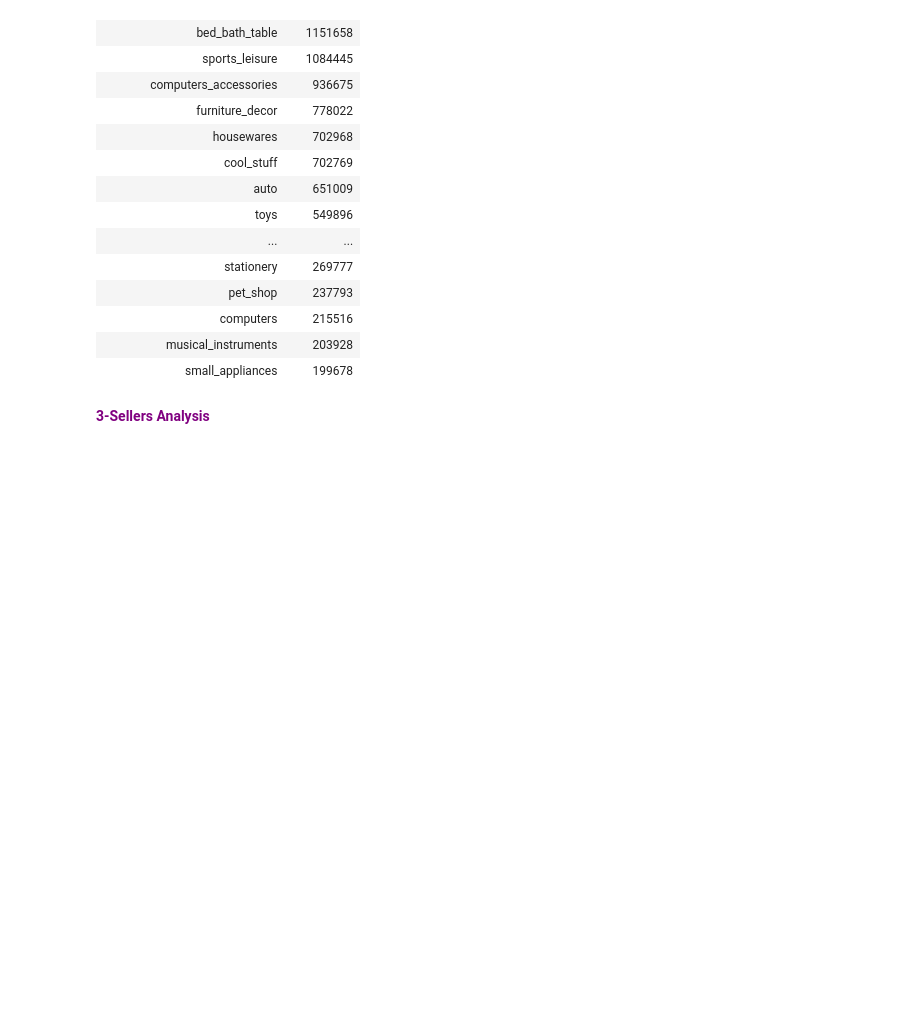
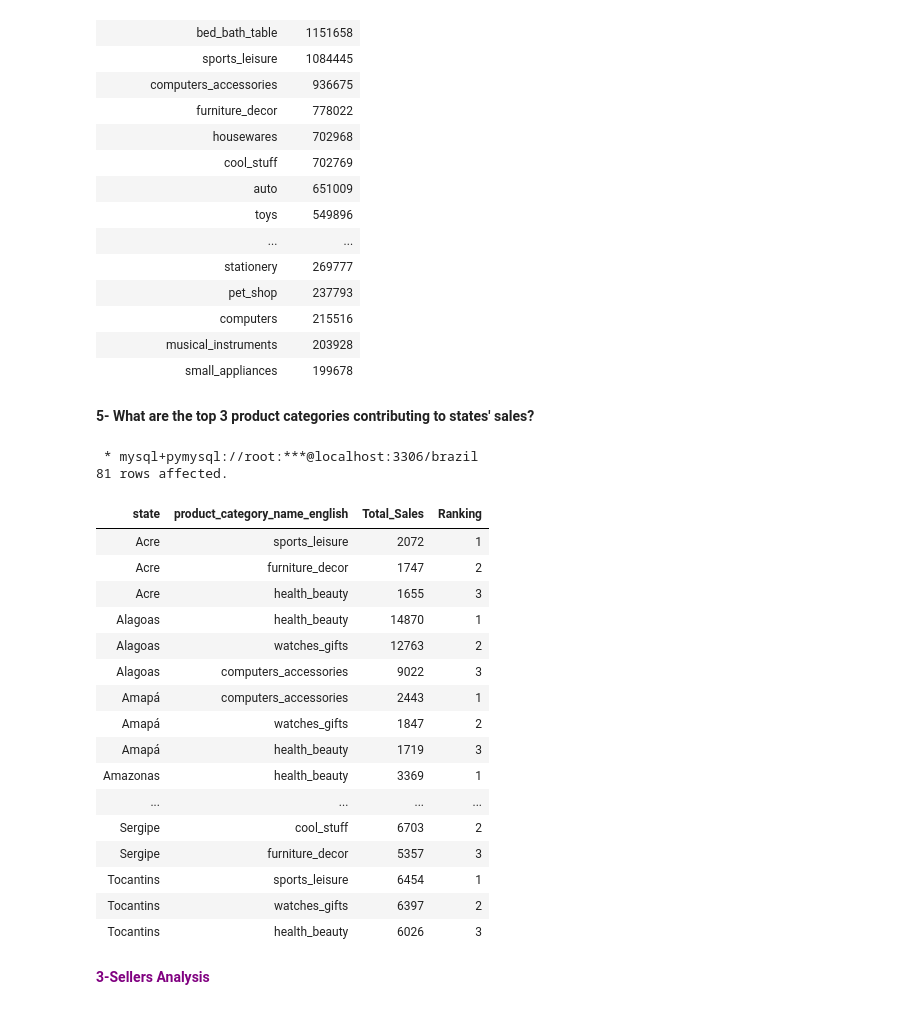
Before and after one commit to mahmoudamintaha/olist_eda, a Jupyter notebook: Brazil Analysis.ipynb, the cells around one changed output. Drawn from its saved outputs; the diff is of its cells as text; code cells hidden in the pictures; blank space fills up the shorter version.

```diff
--- a/Brazil Analysis.ipynb
+++ b/Brazil Analysis.ipynb
@@ -302,6 +333,63 @@ LIMIT 20 ;
 | computers | 215516 |
 | musical_instruments | 203928 |
 | small_appliances | 199678 |
+# %% [markdown]
+<b>5- What are the top 3 product categories contributing to states' sales?</b><a id="products5"></a>
+# %%
+%%sql
+WITH
+  ranks AS (
+    SELECT
+      s.state,
+      product_category_name_english,
+      ROUND(SUM(price + freight_value)) AS Total_Sales,
+      ROW_NUMBER() OVER (
+        PARTITION BY
+          s.state
+        ORDER BY
+          s.state,
+          ROUND(SUM(price + freight_value)) desc
+      ) AS Ranking
+    FROM
+      order_items oi
+      JOIN products p ON oi.product_id = p.product_id
+      JOIN category_translation ct ON p.product_category_name = ct.product_category_name
+      JOIN orders o ON o.order_id = oi.order_id
+      JOIN customers c ON c.customer_id = o.customer_id
+      JOIN states s ON s.prefix = c.customer_state
+    GROUP BY
+      1,
+      2
+  )
+SELECT
+  *
+FROM
+  ranks
+WHERE
+  Ranking < 4
+ORDER BY
+  state,
+  Ranking;
+# %% [output]
+ * mysql+pymysql://root:***@localhost:3306/brazil
+81 rows affected.
+| state | product_category_name_english | Total_Sales | Ranking |
+| Acre | sports_leisure | 2072 | 1 |
+| Acre | furniture_decor | 1747 | 2 |
+| Acre | health_beauty | 1655 | 3 |
+| Alagoas | health_beauty | 14870 | 1 |
+| Alagoas | watches_gifts | 12763 | 2 |
+| Alagoas | computers_accessories | 9022 | 3 |
+| Amapá | computers_accessories | 2443 | 1 |
+| Amapá | watches_gifts | 1847 | 2 |
+| Amapá | health_beauty | 1719 | 3 |
+| Amazonas | health_beauty | 3369 | 1 |
+| ... | ... | ... | ... |
+| Sergipe | cool_stuff | 6703 | 2 |
+| Sergipe | furniture_decor | 5357 | 3 |
+| Tocantins | sports_leisure | 6454 | 1 |
+| Tocantins | watches_gifts | 6397 | 2 |
+| Tocantins | health_beauty | 6026 | 3 |
 # %% [markdown]
 **<span style="font-size: 50px; color: purple;">3-Sellers Analysis</span>**<a id="sellers"></a>
 # %% [markdown]
```
Also changed, not shown: parts of 17 cells of this notebook, 4 other files.
